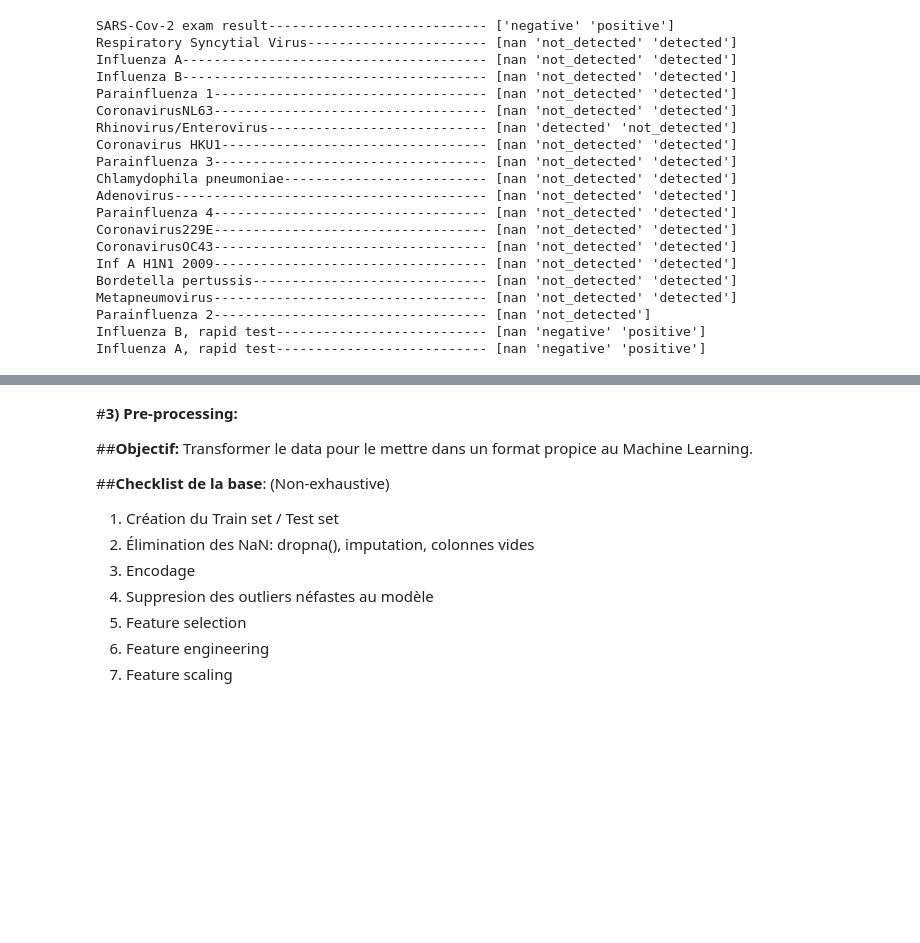
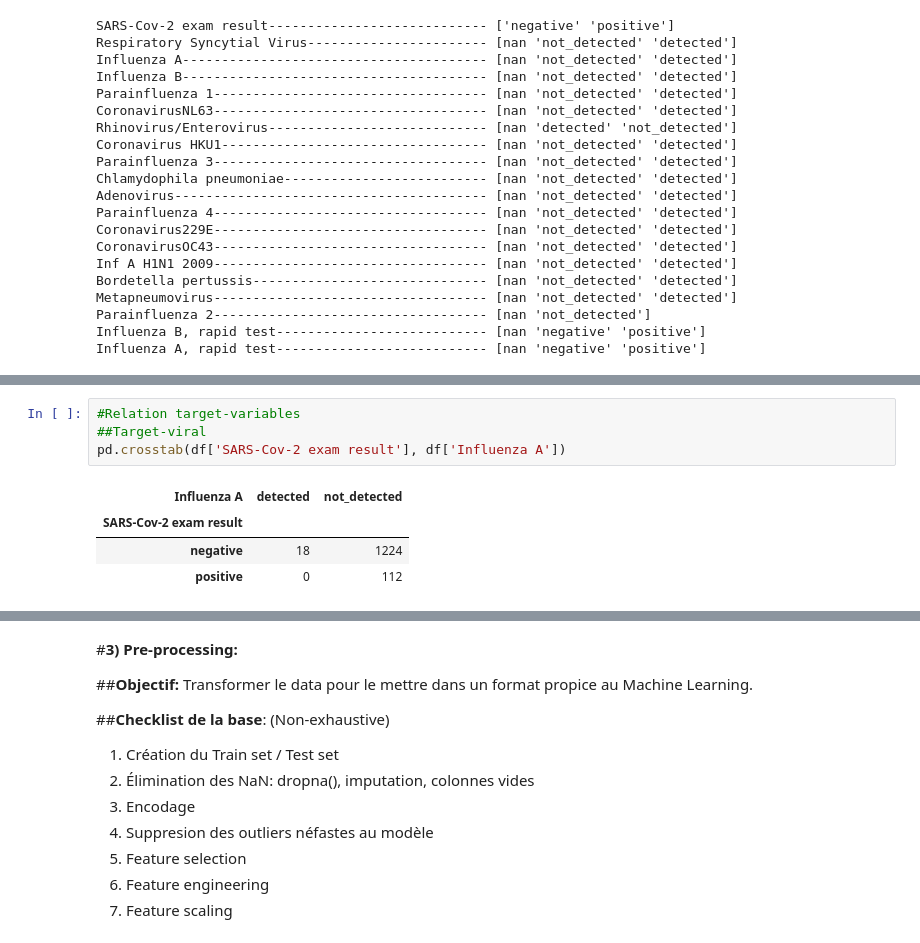
Before and after one commit to esteban-santiago/MachineLearning, a Jupyter notebook: COVID_19.ipynb, the cells around one changed output, grey strips where cells are left out. Saved outputs shown, nothing was run; the diff lists cells and outputs as text; blank space fills up the shorter version.

```diff
--- a/COVID_19.ipynb
+++ b/COVID_19.ipynb
@@ -123,0 +159,9 @@ for col in df.select_dtypes('object'):
+# %%
+#Relation target-variables
+##Target-viral
+pd.crosstab(df['SARS-Cov-2 exam result'], df['Influenza A'])
+# %% [output]
+| Influenza A | detected | not_detected |
+| SARS-Cov-2 exam result |  |  |
+| negative | 18 | 1224 |
+| positive | 0 | 112 |
```
Also changed, not shown: parts of 7 cells of this notebook.
